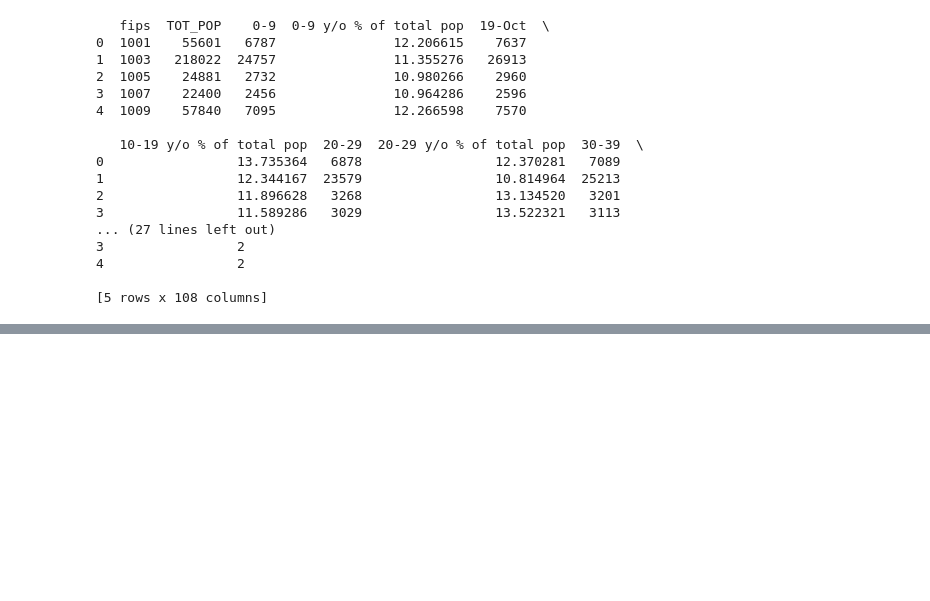
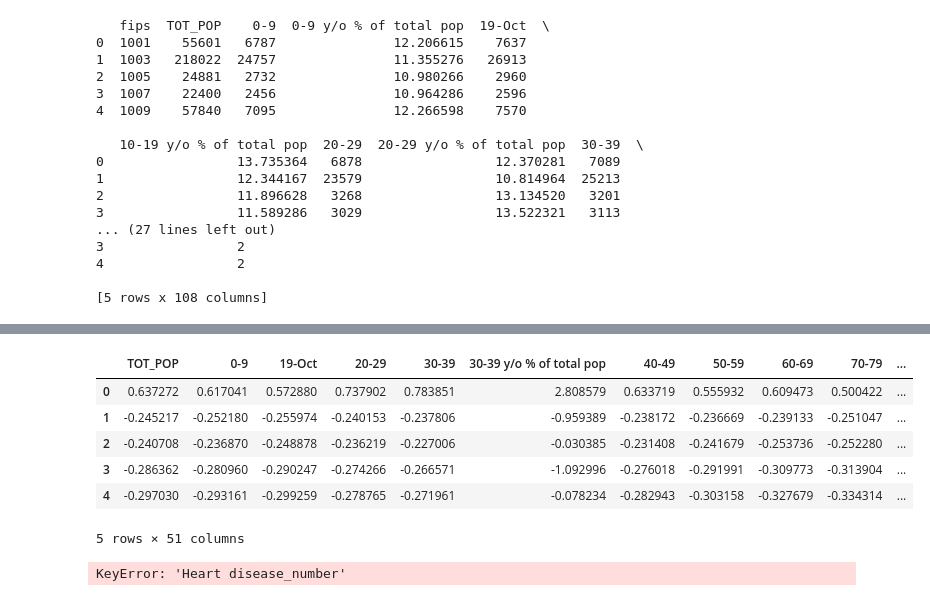
Before and after one commit to leandro-reguero/reg-linear-regression, a Jupyter notebook: src/explore.ipynb, the cells around one changed output, grey strips where cells are left out. Drawn from its saved outputs; the diff is of its cells as text; code cells hidden in the pictures; blank space fills up the shorter version.

```diff
--- a/src/explore.ipynb
+++ b/src/explore.ipynb
@@ -34,0 +91,3 @@ rawdata.to_csv(r"C:\Users\34616\Documents\4GEEKS\clases\clase19_RegresionLineal_
+# %%
+data = rawdata.drop_duplicates().reset_index(drop=True)
+print(data.head(10))
@@ -34,0 +138,9 @@ rawdata.to_csv(r"C:\Users\34616\Documents\4GEEKS\clases\clase19_RegresionLineal_
+# %%
+from sklearn.preprocessing import StandardScaler
+scaler = StandardScaler()
+
+scal_vars = scaler.fit_transform(data[num_vars])
+
+data_scaled = pd.DataFrame(scal_vars, index = data.index, columns = num_vars)
+data_scaled[target_var] = data[target_var]
+print(data_scaled.head(10))
@@ -34,0 +165,18 @@ rawdata.to_csv(r"C:\Users\34616\Documents\4GEEKS\clases\clase19_RegresionLineal_
+# %%
+from sklearn.model_selection import train_test_split
+from sklearn.feature_selection import SelectKBest, f_regression
+
+X = data_scaled.drop(columns=[target_var])
+y = data_scaled[target_var]
+
+X_train, X_test, y_train, y_test = train_test_split(X, y, test_size=0.2, random_state=21)
+
+k = int(len(X_train.columns)) * 0.5
+selection_model = SelectKBest(score_func = f_regression, k = int(k))
+selection_model.fit(X_train, y_train)
+ix = selection_model.get_support()
+
+X_train_sel = pd.DataFrame(selection_model.transform(X_train), columns= X_train.columns.values[ix])
+X_test_sel = pd.DataFrame(selection_model.transform(X_test), columns= X_test.columns.values[ix])
+
+print(X_train_sel.head(10))
@@ -34,0 +201,14 @@ rawdata.to_csv(r"C:\Users\34616\Documents\4GEEKS\clases\clase19_RegresionLineal_
+# %%
+X_test_sel.head()
+# %% [output]
+|  | TOT_POP | 0-9 | 19-Oct | 20-29 | 30-39 | 30-39 y/o % of total pop | 40-49 | 50-59 | 60-69 | 70-79 | ... |
+| 0 | 0.637272 | 0.617041 | 0.572880 | 0.737902 | 0.783851 | 2.808579 | 0.633719 | 0.555932 | 0.609473 | 0.500422 | ... |
+| 1 | -0.245217 | -0.252180 | -0.255974 | -0.240153 | -0.237806 | -0.959389 | -0.238172 | -0.236669 | -0.239133 | -0.251047 | ... |
+| 2 | -0.240708 | -0.236870 | -0.248878 | -0.236219 | -0.227006 | -0.030385 | -0.231408 | -0.241679 | -0.253736 | -0.252280 | ... |
+| 3 | -0.286362 | -0.280960 | -0.290247 | -0.274266 | -0.266571 | -1.092996 | -0.276018 | -0.291991 | -0.309773 | -0.313904 | ... |
+| 4 | -0.297030 | -0.293161 | -0.299259 | -0.278765 | -0.271961 | -0.078234 | -0.282943 | -0.303158 | -0.327679 | -0.334314 | ... |
+5 rows × 51 columns
+# %%
+print(X_train_sel[target_var])
+# %% [output]
+KeyError: 'Heart disease_number'
```
Also changed, not shown: parts of 19 cells of this notebook.
